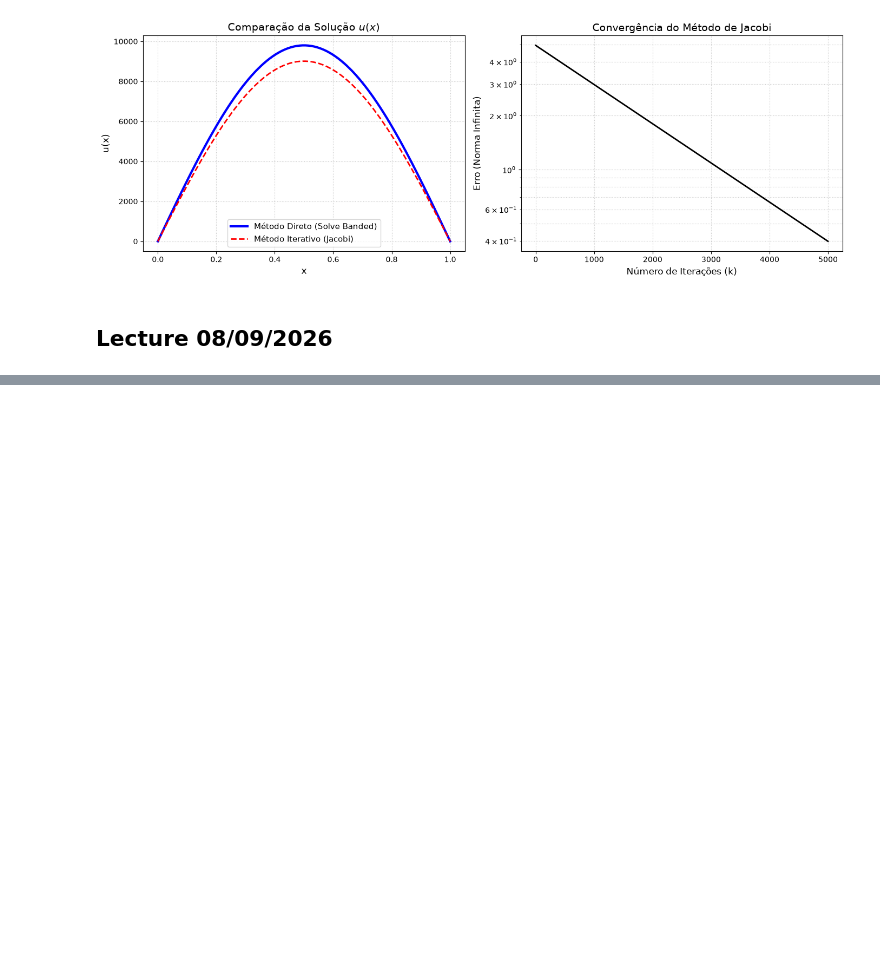
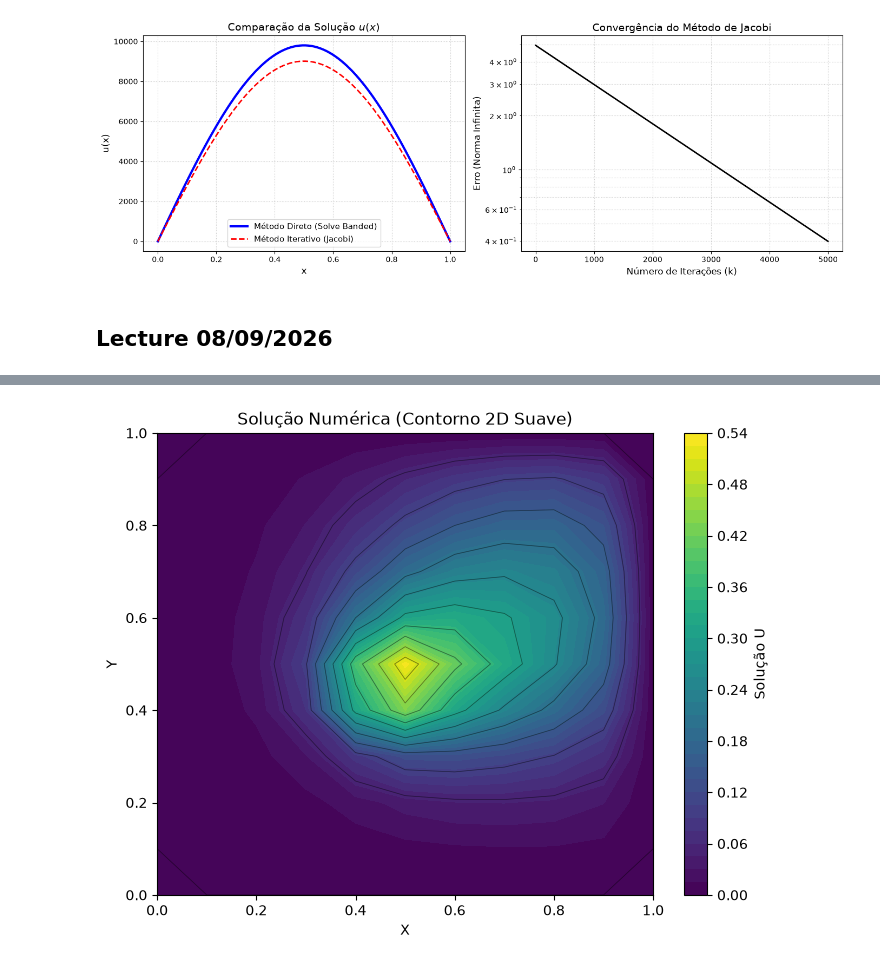
Before and after one commit to Ederson-Passos/applied-numerical-methods, a Jupyter notebook: notebooks/lectures.ipynb, the cells around one changed output, grey strips where cells are left out. Saved outputs shown, nothing was run; the diff lists cells and outputs as text; code cells hidden in the pictures; blank space fills up the shorter version.

```diff
--- a/notebooks/lectures.ipynb
+++ b/notebooks/lectures.ipynb
@@ -596,0 +796,25 @@ plt.show()
+# %%
+# vizualização 2D melhorada
+import matplotlib.pyplot as plt
+
+X, Y = np.meshgrid(xx, yy)
+U = np.zeros((n,n))
+U[1:n-1,1:n-1] = u.reshape((n-2,n-2))
+
+fig = plt.figure(figsize=(8, 6))
+
+# Aumentamos o número de níveis para 50 para ficar mais suave
+# e mudamos o mapa de cores para algo mais moderno como 'inferno' ou 'viridis'
+contour = plt.contourf(X, Y, U, levels=50, cmap='viridis')
+
+# Podemos adicionar linhas de contorno finas por cima para destacar a topologia
+plt.contour(X, Y, U, levels=10, colors='black', linewidths=0.5, alpha=0.5)
+
+plt.colorbar(contour, label='Solução U')
+plt.xlabel('X')
+plt.ylabel('Y')
+plt.title("Solução Numérica (Contorno 2D Suave)")
+
+plt.show()
+# %% [output]
+[figure, added]
```
Also changed, not shown: parts of 7 cells of this notebook.
